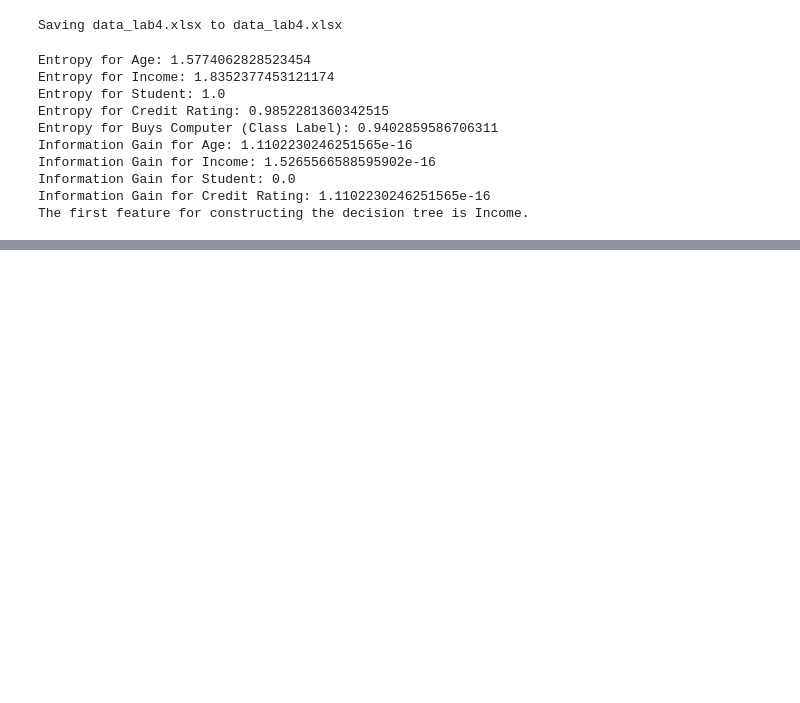
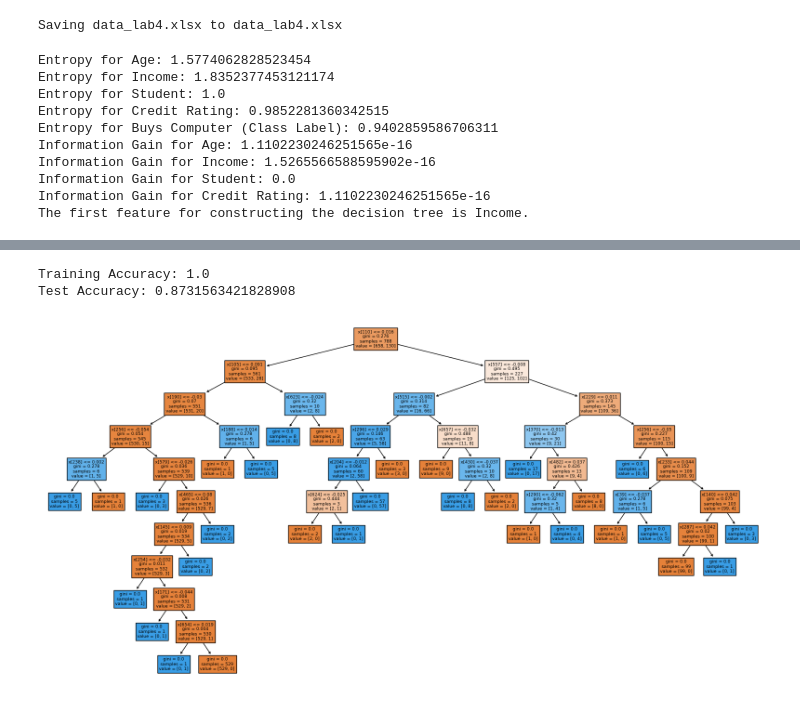
Before and after one commit to vidulaarumugam/Machine-learning_vidula, a Jupyter notebook: lab4_ml.ipynb, the cells around one changed output, grey strips where cells are left out. Saved outputs shown, nothing was run; the diff lists cells and outputs as text; code cells hidden in the pictures; blank space fills up the shorter version.

```diff
--- a/lab4_ml.ipynb
+++ b/lab4_ml.ipynb
@@ -103,0 +112,38 @@ Depth of the constructed decision tree: 5
+# %%
+#A4)
+from sklearn.model_selection import train_test_split
+from sklearn.tree import DecisionTreeClassifier
+from sklearn.preprocessing import LabelEncoder
+from sklearn.metrics import accuracy_score
+import matplotlib.pyplot as plt
+from sklearn import tree
+excel = pd.ExcelFile('t5_train (1).xlsx')
+df = pd.read_excel(excel, 'Sheet1')
+
+X=df.iloc[:,:-1].values
+y=df.iloc[:,-1].values
+
+# Threshold to segregate into 2 classes (range[-inf,0] as 0 and range[0,inf] as 1)
+threshold = 0
+y_binary = ns.where(y >= threshold, 1, 0)
+
+X_train,X_test,y_train,y_test=train_test_split(X,y_binary,test_size=0.3)
+#creating decision tree
+clf = DecisionTreeClassifier(random_state=42)
+clf.fit(X_train, y_train)
+# Predict on the training and test data
+y_train_pred = clf.predict(X_train)
+y_test_pred = clf.predict(X_test)
+train_accuracy = accuracy_score(y_train, y_train_pred)
+test_accuracy = accuracy_score(y_test, y_test_pred)
+
+print(f"Training Accuracy: {train_accuracy}")
+print(f"Test Accuracy: {test_accuracy}")
+
+plt.figure(figsize=(20, 10))
+plot_tree(clf, filled=True)
+plt.show()
+# %% [output]
+Training Accuracy: 1.0
+Test Accuracy: 0.8731563421828908
+[figure, added]
```
Also changed, not shown: parts of 7 cells of this notebook.
